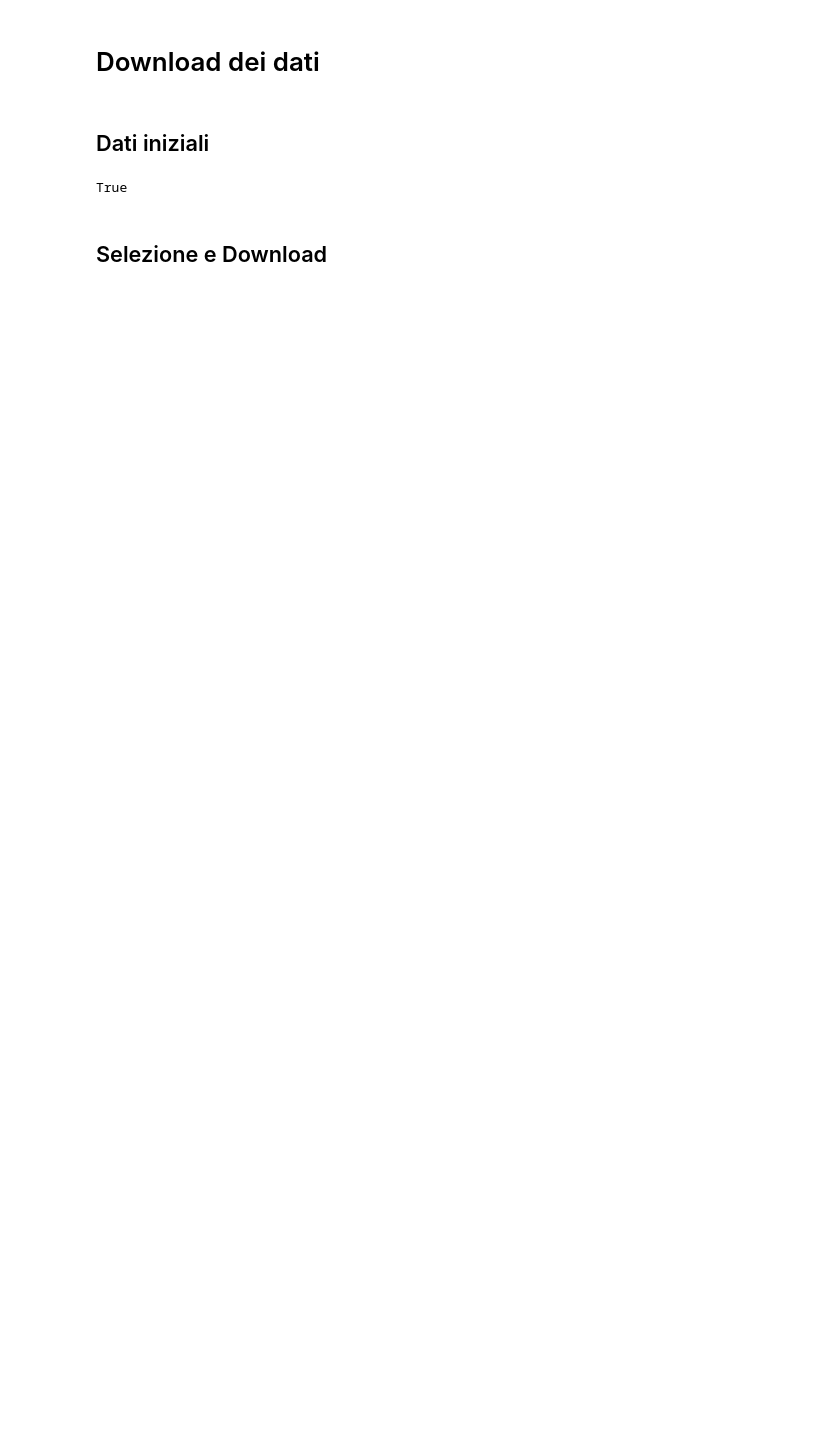
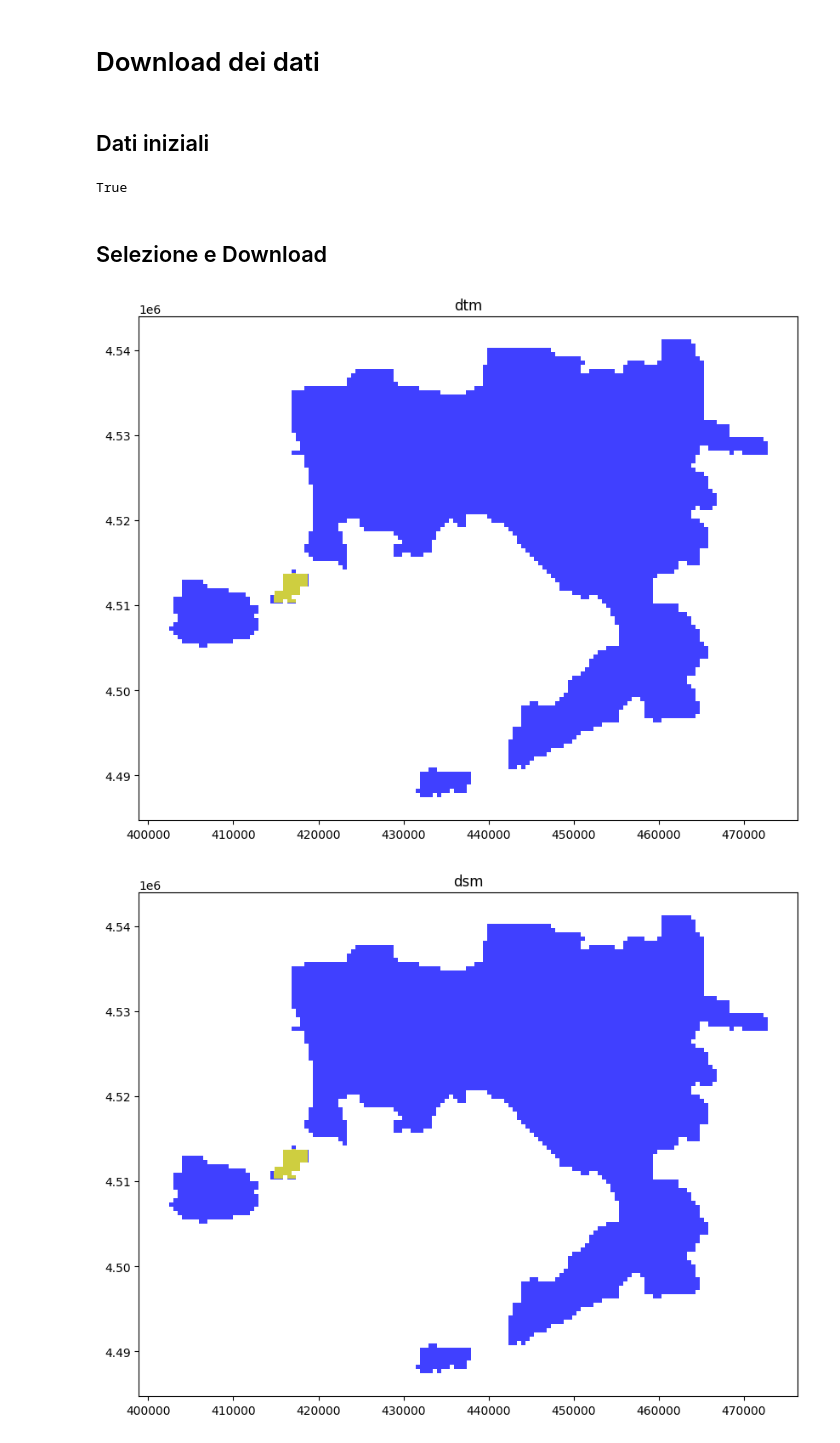
Before and after one commit to MaxDragonheart/lidar_cmn, a Jupyter notebook: notebooks/download.ipynb, the cells around one changed output. Saved outputs shown, nothing was run; the diff lists cells and outputs as text; code cells hidden in the pictures; blank space fills up the shorter version.

Commit message:
download data

```diff
--- a/notebooks/download.ipynb
+++ b/notebooks/download.ipynb
@@ -10,7 +10,7 @@ limiti_amministrativi = geodata_path.joinpath("limiti_amministrativi.gpkg")
 quadro_unione = geodata_path.joinpath("quadro_unione_lidar.gpkg")
 lidar_type = ["dtm", "dsm"]
 
-target_area_name = "Napoli"
+target_area_name = "Procida"
 
 output_folder = Path("/home/max/Desktop/lidar")
 output_folder.exists()
@@ -18,3 +18,21 @@ output_folder.exists()
 True
 # %% [markdown]
 ## Selezione e Download
+# %%
+from lidar_cmn.vector import read_vector, target_area
+
+
+for lidar in lidar_type:
+    base = read_vector(data_path=quadro_unione, layer_name=lidar)
+    ax = base.plot(alpha=0.75, color="blue", figsize=(10, 10))
+    ax.set_title(lidar)
+
+    data = target_area(
+        boundaries=read_vector(data_path=limiti_amministrativi),
+        link_source=read_vector(data_path=quadro_unione, layer_name=lidar),
+        target=target_area_name
+    )
+    data.plot(ax=ax, alpha=0.75, color="yellow")
+# %% [output]
+[figure, added]
+[figure, added]
```
Also changed, not shown: parts of 4 cells of this notebook, 3 other files.
